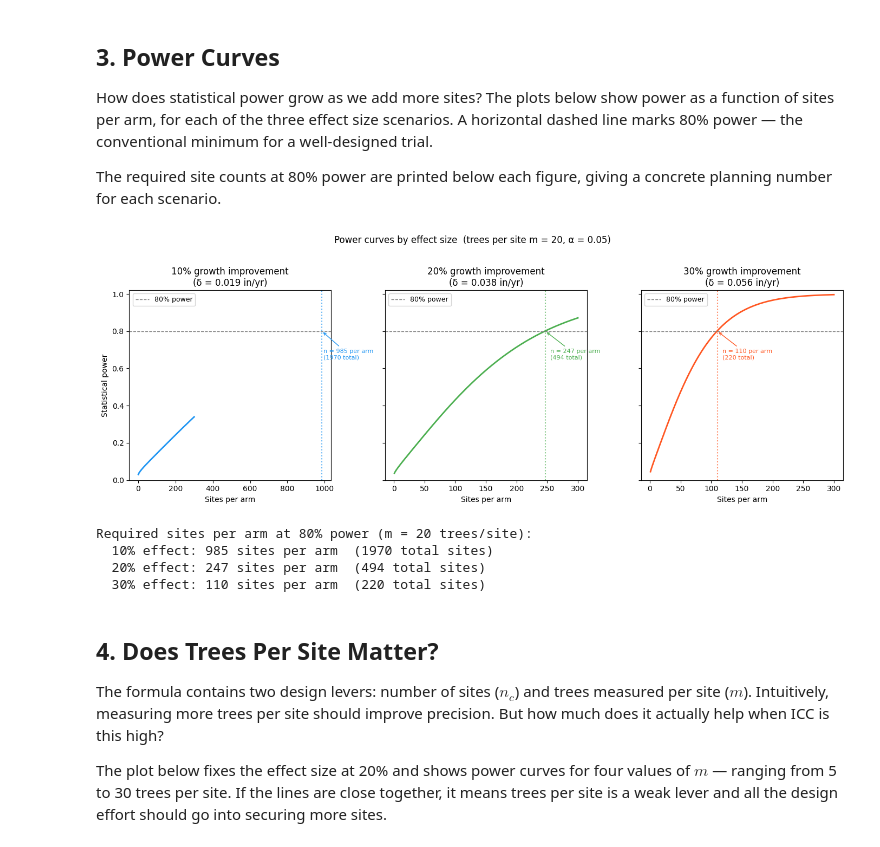
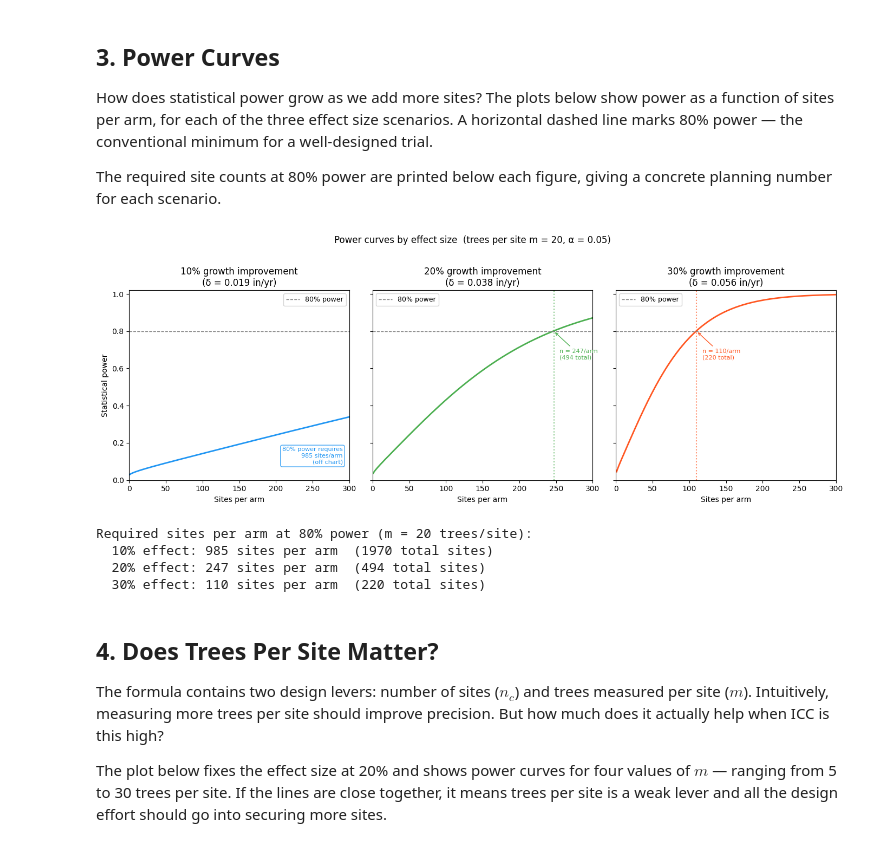
Before and after one commit to pranathy-ms/funga-data-application, a Jupyter notebook: notebooks/02_power_analysis.ipynb, the cells around one changed output. Cells and saved outputs as stored; diff of their text form; code cells hidden in the pictures.

```diff
--- a/notebooks/02_power_analysis.ipynb
+++ b/notebooks/02_power_analysis.ipynb
@@ -130,49 +130,58 @@ def compute_power(n_c, delta, m, var_between, var_within, alpha=0.05):
 
 
 # Fixed design parameters
-M_DEFAULT = 20          # trees measured per site
-ALPHA     = 0.05
+M_DEFAULT    = 20
+ALPHA        = 0.05
 POWER_TARGET = 0.80
+X_MAX        = 300   # x-axis cap for all panels
 
-n_sites_range = np.arange(1, 301)
+n_sites_range = np.arange(1, X_MAX + 1)
 colors = ["#2196F3", "#4CAF50", "#FF5722"]   # blue, green, orange
 
 fig, axes = plt.subplots(1, 3, figsize=(14, 5), sharey=True)
 
 for ax, pct, delta, color in zip(axes, effect_pcts, effect_deltas, colors):
     power_curve = [compute_power(n, delta, M_DEFAULT, var_between, var_within, ALPHA)
                    for n in n_sites_range]
 
     ax.plot(n_sites_range, power_curve, color=color, linewidth=2)
     ax.axhline(POWER_TARGET, color="gray", linestyle="--", linewidth=1, label="80% power")
+    ax.set_xlim(0, X_MAX)
     ax.set_ylim(0, 1.02)
     ax.set_xlabel("Sites per arm")
     ax.set_title(f"{pct}% growth improvement\n(δ = {delta:.3f} in/yr)")
     ax.legend(fontsize=9)
 
-    # Required sites at 80% power
     n_required = int(np.ceil(required_sites_per_arm(delta, M_DEFAULT, var_between, var_within,
                                                      alpha=ALPHA, power=POWER_TARGET)))
-    ax.axvline(n_required, color=color, linestyle=":", linewidth=1.5, alpha=0.7)
-    ax.annotate(f"n = {n_required} per arm\n({2*n_required} total)",
-                xy=(n_required, POWER_TARGET),
-                xytext=(n_required + 8, POWER_TARGET - 0.15),
+    if n_required <= X_MAX:
+        # Required n is within the plot — draw vertical line and annotation
+        ax.axvline(n_required, color=color, linestyle=":", linewidth=1.5, alpha=0.7)
+        ax.annotate(f"n = {n_required}/arm\n({2*n_required} total)",
+                    xy=(n_required, POWER_TARGET),
+                    xytext=(n_required + 8, POWER_TARGET - 0.15),
+                    fontsize=8, color=color,
+                    arrowprops=dict(arrowstyle="->", color=color, lw=1))
+    else:
+        # Required n is off-chart — note it as text inside the plot
+        ax.text(0.97, 0.08, f"80% power requires\n{n_required} sites/arm\n(off chart)",
+                transform=ax.transAxes, ha="right", va="bottom",
                 fontsize=8, color=color,
-                arrowprops=dict(arrowstyle="->", color=color, lw=1))
+                bbox=dict(boxstyle="round,pad=0.3", facecolor="white", edgecolor=color, alpha=0.8))
 
 axes[0].set_ylabel("Statistical power")
 
 fig.suptitle(f"Power curves by effect size  (trees per site m = {M_DEFAULT}, α = {ALPHA})",
              fontsize=12, y=1.02)
 plt.tight_layout()
 plt.show()
 
 print("Required sites per arm at 80% power (m = 20 trees/site):")
 for pct, delta in zip(effect_pcts, effect_deltas):
     n = int(np.ceil(required_sites_per_arm(delta, M_DEFAULT, var_between, var_within)))
     print(f"  {pct}% effect: {n} sites per arm  ({2*n} total sites)")
 # %% [output]
-[figure, old version]
+[figure, new version]
 Required sites per arm at 80% power (m = 20 trees/site):
   10% effect: 985 sites per arm  (1970 total sites)
   20% effect: 247 sites per arm  (494 total sites)
```
Also changed, not shown: parts of 3 cells of this notebook, 4 other files.
